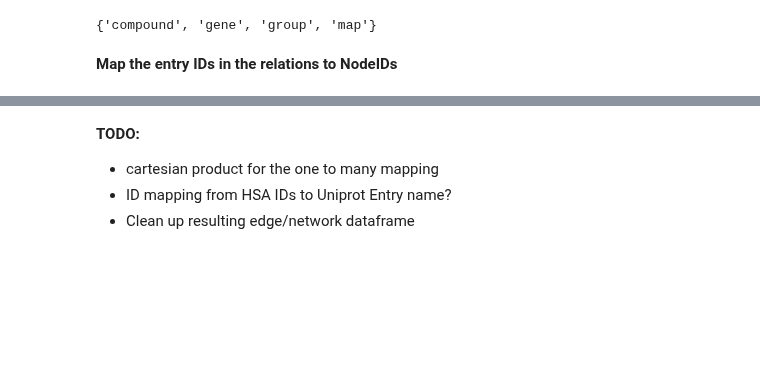
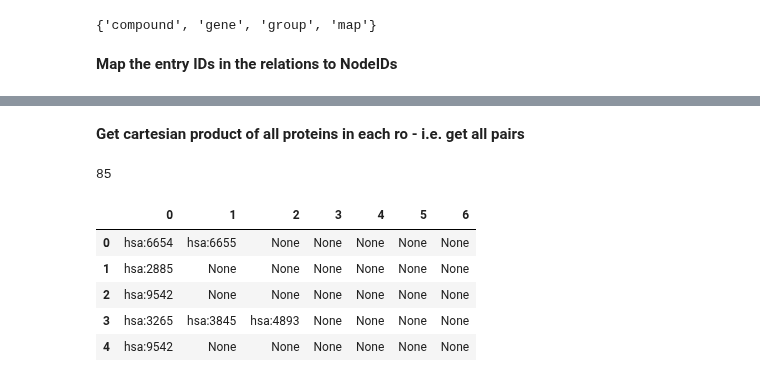
Before and after one commit to Reed-CompBio/spras-benchmarking, a Jupyter notebook: hiv-benchmarking/parse_kegg_egfr.ipynb, the cells around one changed output, grey strips where cells are left out. Drawn from its saved outputs; the diff is of its cells as text; code cells hidden in the pictures; blank space fills up the shorter version.

```diff
--- a/hiv-benchmarking/parse_kegg_egfr.ipynb
+++ b/hiv-benchmarking/parse_kegg_egfr.ipynb
@@ -118,5 +118,14 @@ relations_df.head()
-# %% [markdown]
-**TODO:**
-- cartesian product for the one to many mapping
-- ID mapping from HSA IDs to Uniprot Entry name?
-- Clean up resulting edge/network dataframe
+# %% [markdown]
+**Get cartesian product of all proteins in each ro - i.e. get all pairs**
+# %%
+split_node1_df = relations_df['Node1_Name'].str.split(' ', expand=True)
+print(len(split_node1_df))
+split_node1_df.head()
+# %% [output]
+85
+|  | 0 | 1 | 2 | 3 | 4 | 5 | 6 |
+| 0 | hsa:6654 | hsa:6655 | None | None | None | None | None |
+| 1 | hsa:2885 | None | None | None | None | None | None |
+| 2 | hsa:9542 | None | None | None | None | None | None |
+| 3 | hsa:3265 | hsa:3845 | hsa:4893 | None | None | None | None |
+| 4 | hsa:9542 | None | None | None | None | None | None |
```
Also changed, not shown: parts of 17 cells of this notebook, 2 other files.
